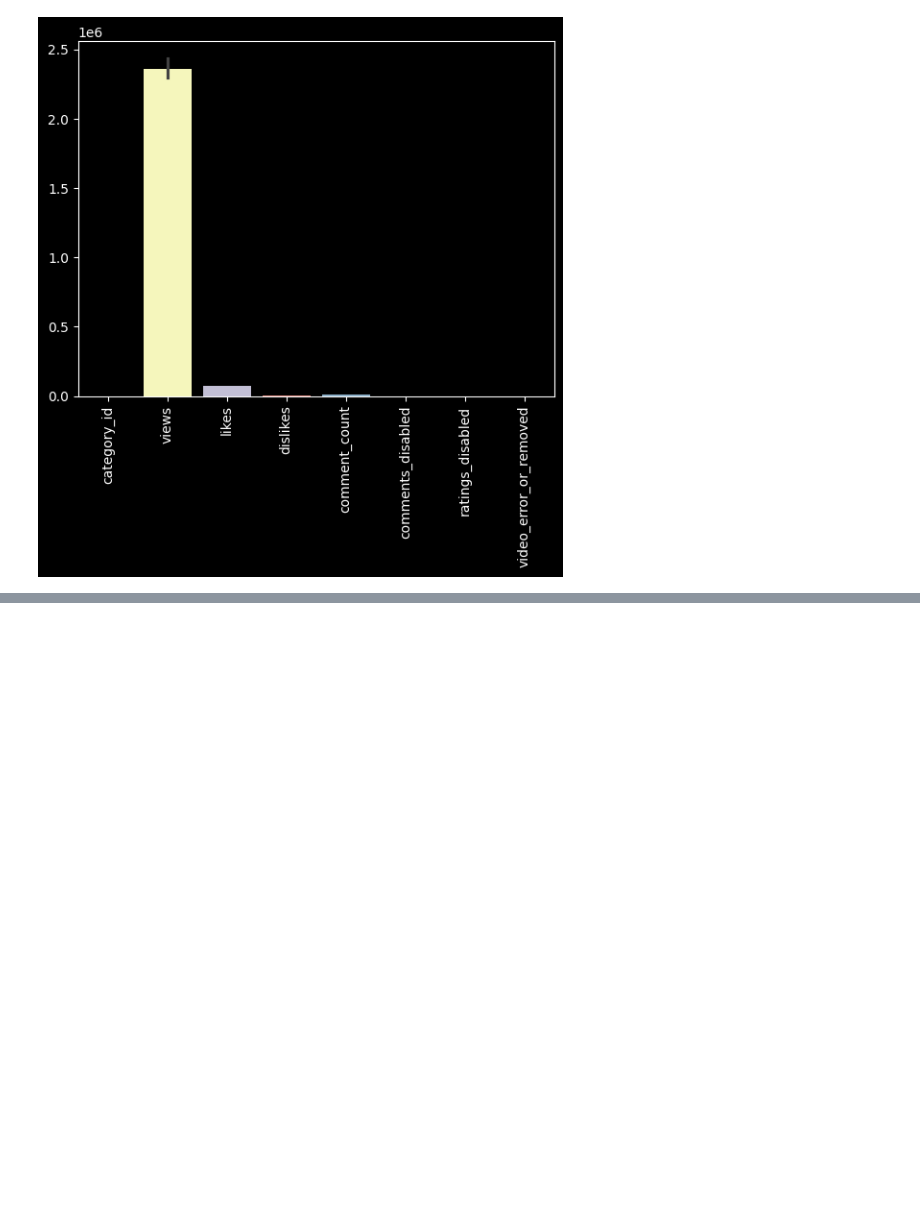
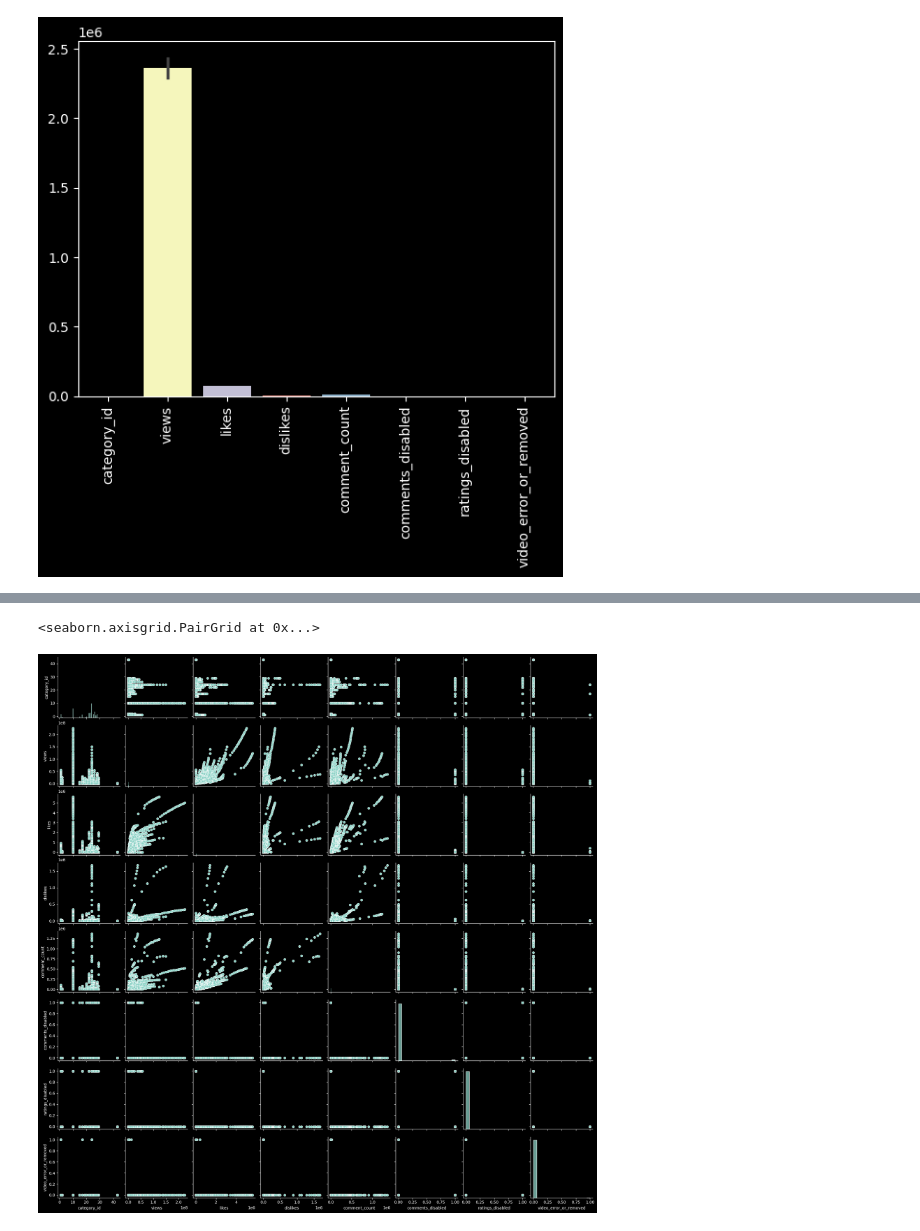
Before and after one commit to OKI300MER/Pandas-EDA-Case-Study, a Jupyter notebook: youtube_eda.ipynb, the cells around one changed output, grey strips where cells are left out. Drawn from its saved outputs; the diff is of its cells as text; code cells hidden in the pictures; blank space fills up the shorter version.

```diff
--- a/youtube_eda.ipynb
+++ b/youtube_eda.ipynb
@@ -103,0 +175,5 @@ NameError: name 'video_stats_df' is not defined
+# %%
+sns.pairplot(video_stats_df)
+# %% [output]
+<seaborn.axisgrid.PairGrid at 0x...>
+[figure, added]
```
Also changed, not shown: parts of 12 cells of this notebook.
